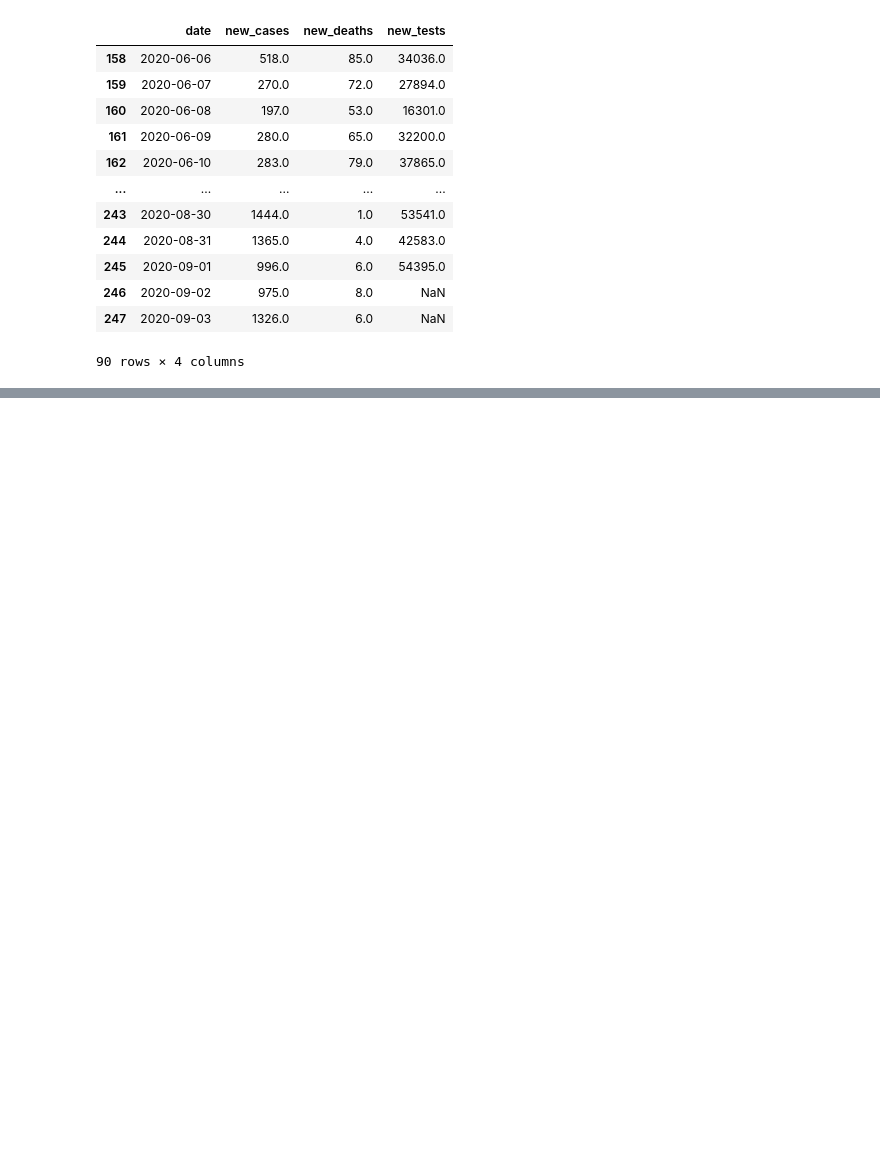
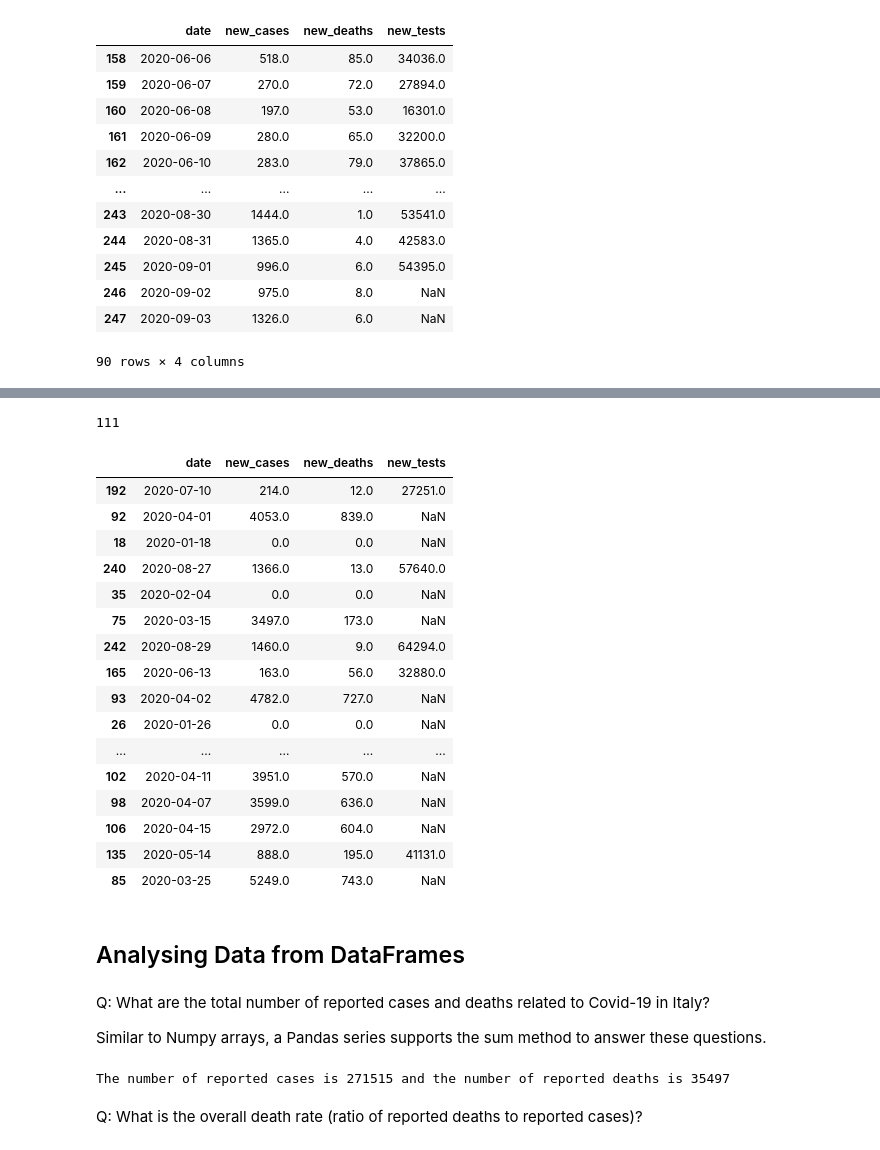
Before and after one commit to OjPreshuz/Pandas-Data-Analysis-Fundamentals, a Jupyter notebook: learning_pandas.ipynb, the cells around one changed output, grey strips where cells are left out. Cells and saved outputs as stored; diff of their text form; code cells hidden in the pictures; blank space fills up the shorter version.

```diff
--- a/learning_pandas.ipynb
+++ b/learning_pandas.ipynb
@@ -219,0 +240,30 @@ covid_df.at[0, 'new']
+# %%
+covid_df.new_tests.first_valid_index()
+# %% [output]
+111
+# %%
+covid_df.sample(20)
+# %% [output]
+|  | date | new_cases | new_deaths | new_tests |
+| 192 | 2020-07-10 | 214.0 | 12.0 | 27251.0 |
+| 92 | 2020-04-01 | 4053.0 | 839.0 | NaN |
+| 18 | 2020-01-18 | 0.0 | 0.0 | NaN |
+| 240 | 2020-08-27 | 1366.0 | 13.0 | 57640.0 |
+| 35 | 2020-02-04 | 0.0 | 0.0 | NaN |
+| 75 | 2020-03-15 | 3497.0 | 173.0 | NaN |
+| 242 | 2020-08-29 | 1460.0 | 9.0 | 64294.0 |
+| 165 | 2020-06-13 | 163.0 | 56.0 | 32880.0 |
+| 93 | 2020-04-02 | 4782.0 | 727.0 | NaN |
+| 26 | 2020-01-26 | 0.0 | 0.0 | NaN |
+| ... | ... | ... | ... | ... |
+| 102 | 2020-04-11 | 3951.0 | 570.0 | NaN |
+| 98 | 2020-04-07 | 3599.0 | 636.0 | NaN |
+| 106 | 2020-04-15 | 2972.0 | 604.0 | NaN |
+| 135 | 2020-05-14 | 888.0 | 195.0 | 41131.0 |
+| 85 | 2020-03-25 | 5249.0 | 743.0 | NaN |
+# %% [markdown]
+<h2>Analysing Data from DataFrames</h2|
+# %% [markdown]
+<p style="font-size:15px;">Q: What are the total number of reported cases and deaths related to Covid-19 in Italy?</p>
+
+Similar to Numpy arrays, a Pandas series supports the sum method to answer these questions.
@@ -219,0 +273,7 @@ covid_df.at[0, 'new']
+# %%
+print('The number of reported cases is {} and the number of reported deaths is {}'.format(int(total_cases), int(total_deaths)))
+# %% [output]
+The number of reported cases is 271515 and the number of reported deaths is 35497
+# %% [markdown]
+
+<p style="font-size:15px;">Q: What is the overall death rate (ratio of reported deaths to reported cases)?</p>
```
Also changed, not shown: parts of 35 cells of this notebook.
